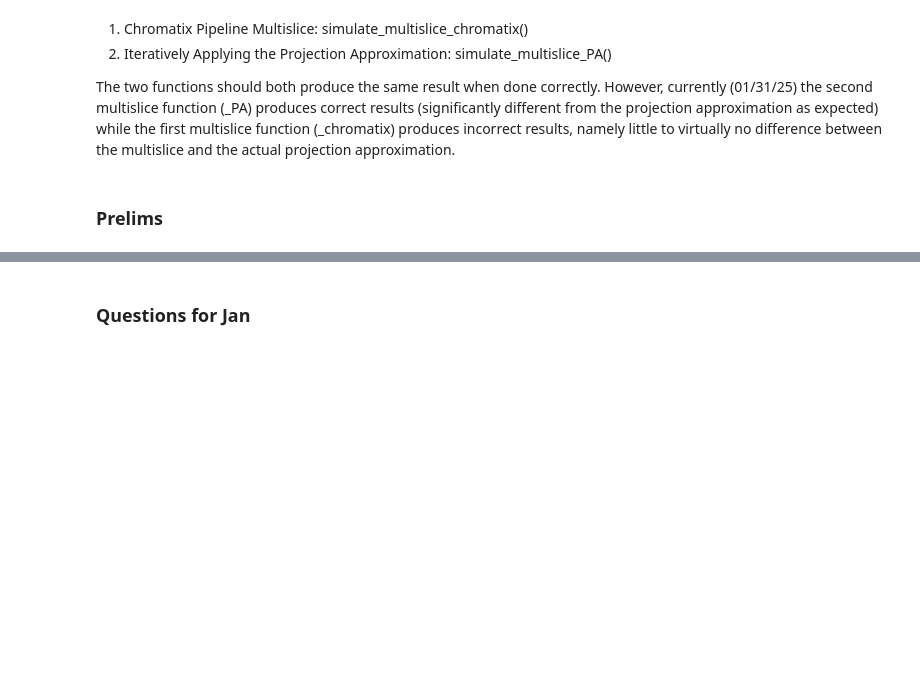
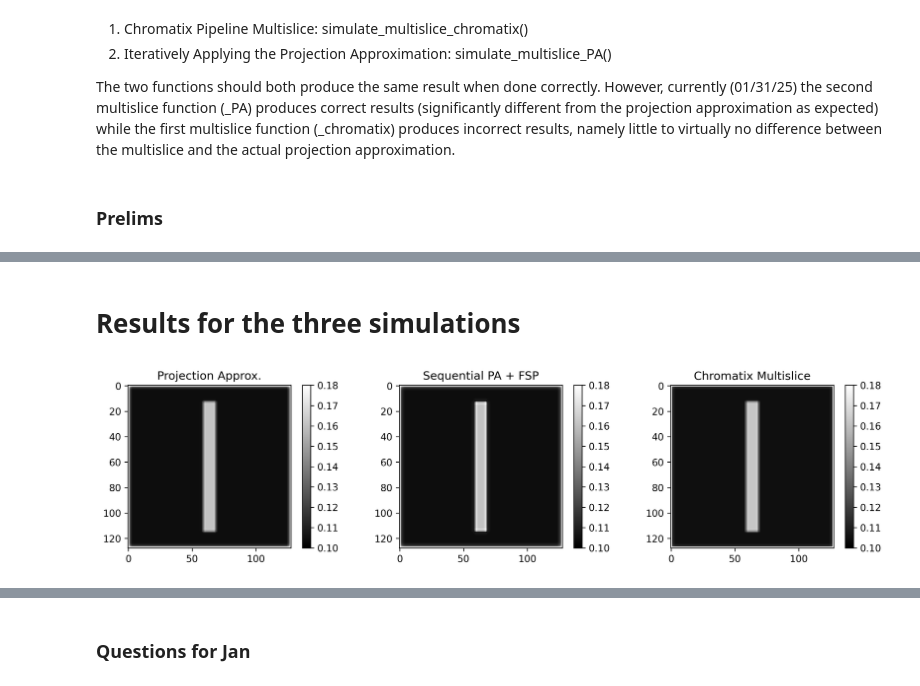
Before and after one commit to gjadick/spectral-xpci, a Jupyter notebook: comparing-two-multislice-functions.ipynb, the cells around one changed output, grey strips where cells are left out. Drawn from its saved outputs; the diff is of its cells as text; code cells hidden in the pictures; blank space fills up the shorter version.

```diff
--- a/comparing-two-multislice-functions.ipynb
+++ b/comparing-two-multislice-functions.ipynb
@@ -291,0 +156,26 @@ chromatix multislice done - 1.17 s
+# %% [markdown]
+# Results for the three simulations
+# %%
+# Full images
+
+fig, ax = plt.subplots(nrows=1, ncols=3, figsize=[12,3], dpi=300)
+kw = {'cmap':'gray', 'vmin':0.1, 'vmax':0.18}
+
+
+ax[0].set_title('Projection Approx.')
+m = ax[0].imshow(img_approx, **kw)
+fig.colorbar(m, ax=ax[0])
+
+ax[1].set_title('Sequential PA + FSP')
+m = ax[1].imshow(img_ms_seq, **kw)
+fig.colorbar(m, ax=ax[1])
+
+ax[2].set_title('Chromatix Multislice')
+m = ax[2].imshow(img_ms_chromatix, **kw)
+fig.colorbar(m, ax=ax[2])
+
+
+fig.tight_layout()
+plt.show()
+# %% [output]
+[figure, added]
```
Also changed, not shown: parts of 21 cells of this notebook.
